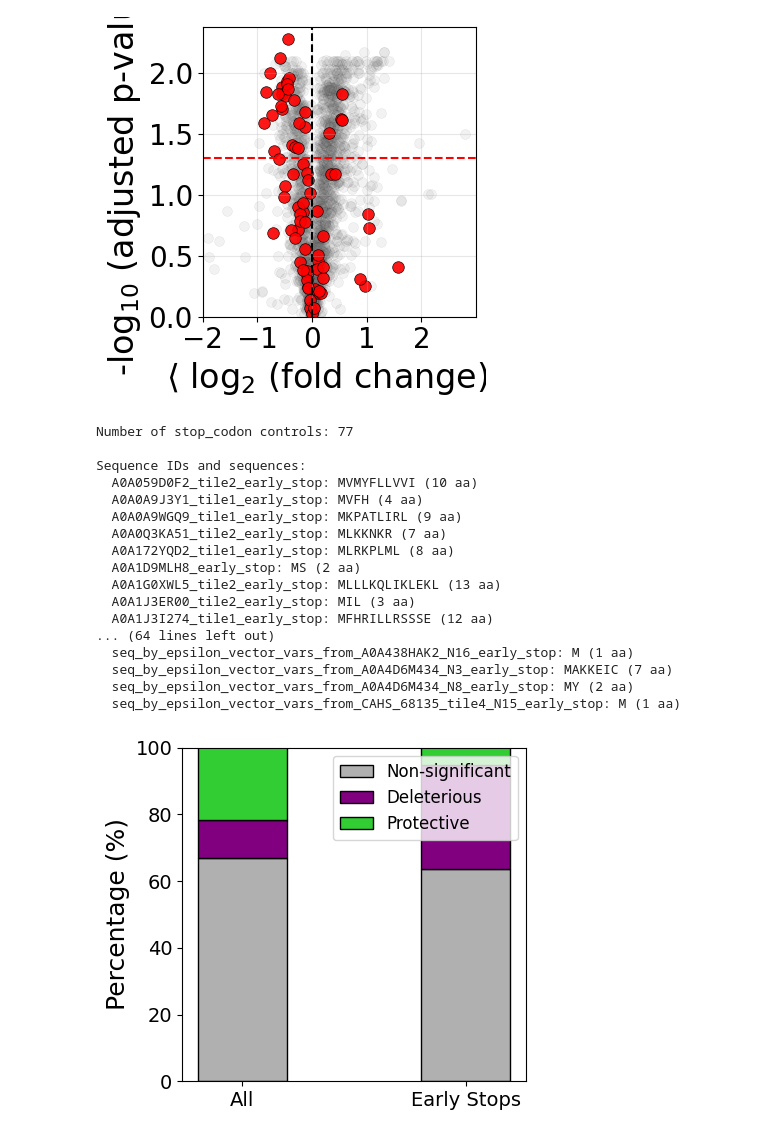
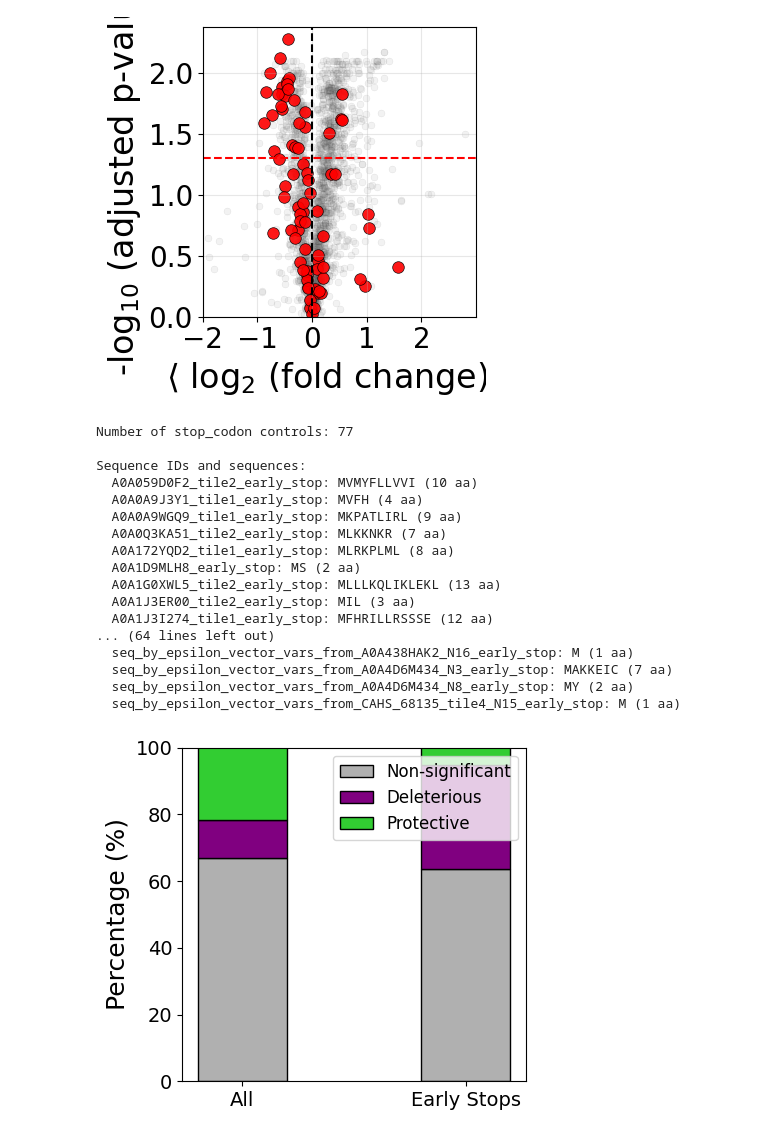
Before and after one commit to sukeniklab/GOOSE_2026, a Jupyter notebook: Sequencing/volcano_fig.ipynb, the cells around one changed output. Saved outputs shown, nothing was run; the diff lists cells and outputs as text; code cells hidden in the pictures.

```diff
--- a/Sequencing/volcano_fig.ipynb
+++ b/Sequencing/volcano_fig.ipynb
@@ -74,39 +74,39 @@ stop_codon = df1[df1['Sequence_ID'].str.endswith('_early_stop')].copy()
 fig, ax = plt.subplots(figsize=[4, 4])
 
 # Plot everything else in grey (background, faded)
-ax.scatter(others['calculated_avg'], others['neg_log10_padj'], alpha=0.10, s=50,
+ax.scatter(others['calculated_avg'], others['neg_log10_padj'], alpha=0.10, s=25,
            c='grey', edgecolors='k', linewidths=0.3)
 
 # Plot stop_codon sequences on top in red
 ax.scatter(stop_codon['calculated_avg'], stop_codon['neg_log10_padj'], alpha=0.9, s=70,
            c='red', edgecolors='k', linewidths=0.5, label=f'Stop codon controls (n={len(stop_codon)})')
 
 # Add horizontal line at -log10(0.05)
 ax.axhline(y=-np.log10(0.05), color='red', linestyle='--', linewidth=1.5)
 
 # Add vertical line at 0
 ax.axvline(x=0, color='k', linestyle='--', linewidth=1.5)
 
 ax.set_xlabel(r'$\langle$ log$_2$ (fold change) $\rangle$', fontsize=24)
 ax.set_ylabel('-log$_{10}$ (adjusted p-value)', fontsize=24)
 ax.grid(True, alpha=0.3)
 ax.set_xlim(-2, 3)
 ax.set_ylim(0, df1['neg_log10_padj'].max() + 0.1)
 ax.set_xticks([-2, -1, 0, 1, 2])
 ax.tick_params(axis='both', which='major', labelsize=20)
 plt.tight_layout()
 plt.rcParams['svg.fonttype'] = 'none'
 plt.savefig('volcano_plot_stop_codon.svg', format='svg', bbox_inches='tight')
 plt.show()
 
 # Print counts and breakdown
 print(f"Number of stop_codon controls: {len(stop_codon)}")
 
 print(f"\nSequence IDs and sequences:")
 for _, row in stop_codon.iterrows():
     print(f"  {row['Sequence_ID']}: {row['Sequence']} ({len(row['Sequence'])} aa)")
 # %% [output]
-[figure, old version]
+[figure, new version]
 Number of stop_codon controls: 77
 
 Sequence IDs and sequences:
```
Also changed, not shown: parts of 2 cells of this notebook, 51 other files.
